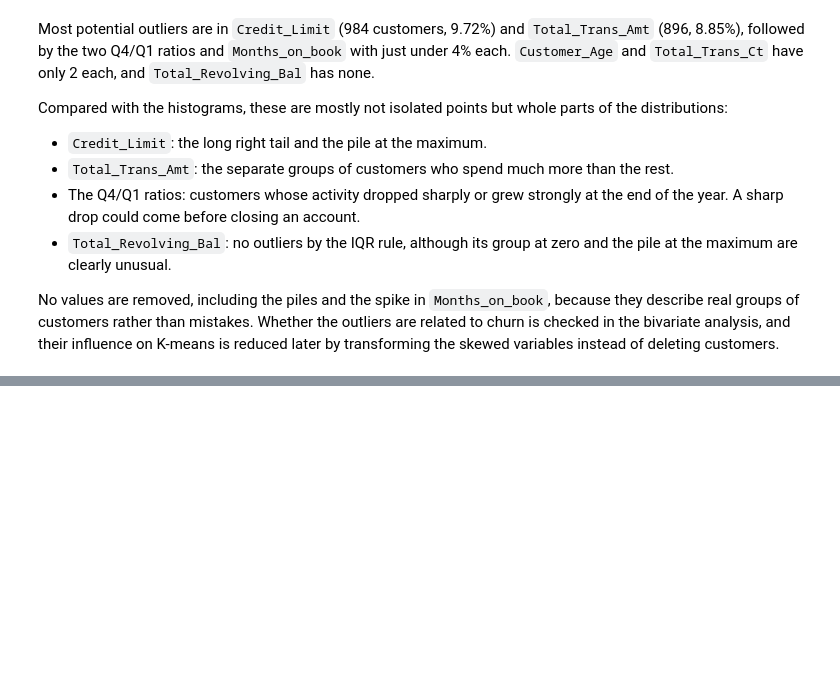
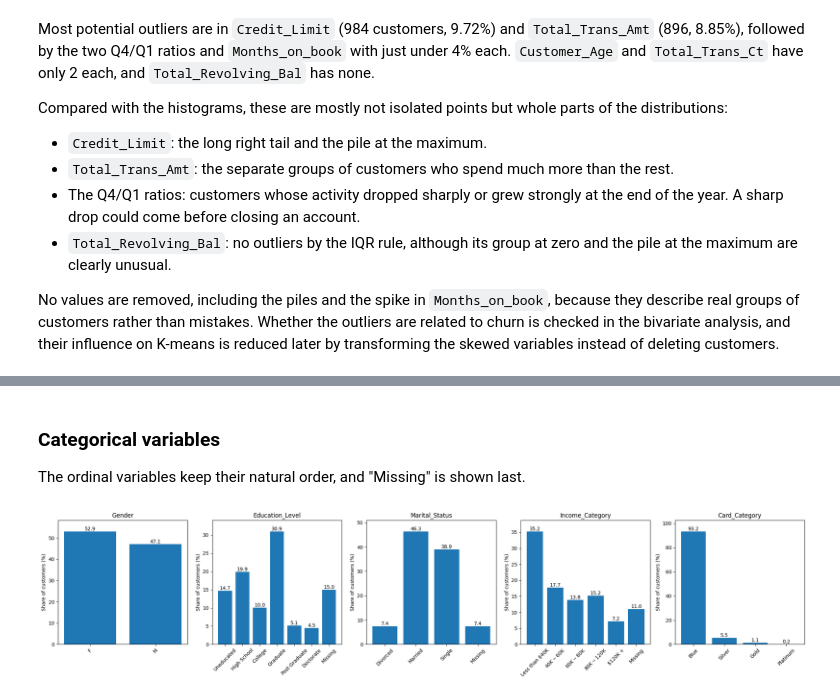
Before and after one commit to d3m1d0s/FoML_projects, a Jupyter notebook: project_1/bankchurners_eda_clustering.ipynb, the cells around one changed output, grey strips where cells are left out. Cells and saved outputs as stored; diff of their text form; code cells hidden in the pictures; blank space fills up the shorter version.

```diff
--- a/project_1/bankchurners_eda_clustering.ipynb
+++ b/project_1/bankchurners_eda_clustering.ipynb
@@ -574,0 +614,8 @@ No values are removed, including the piles and the spike in `Months_on_book`, be
+# %% [markdown]
+### Categorical variables
+
+The ordinal variables keep their natural order, and "Missing" is shown last.
+# %%
+plot_shares(cat_cols, figsize=(22, 5), rotation=45)
+# %% [output]
+[figure, added]
```
Also changed, not shown: parts of 7 cells of this notebook.
